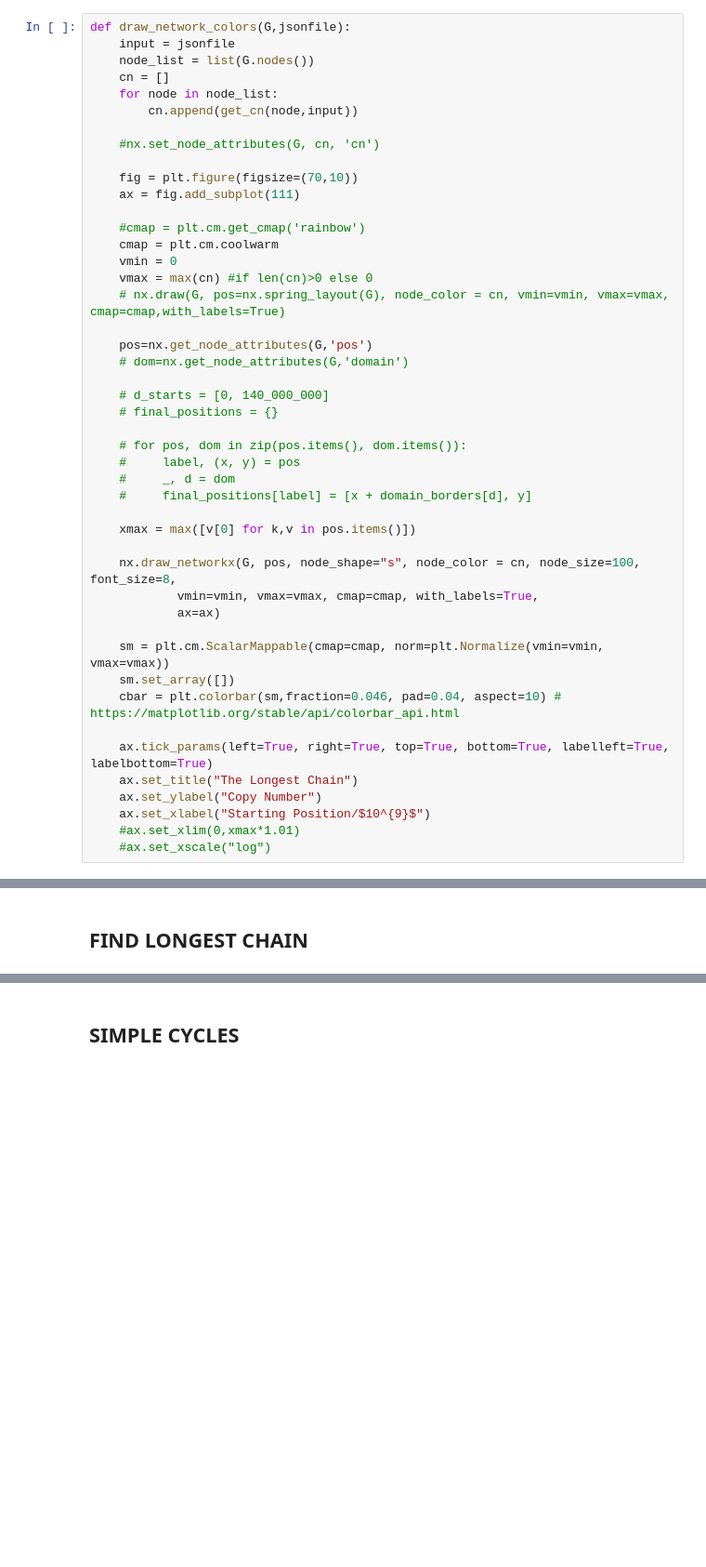
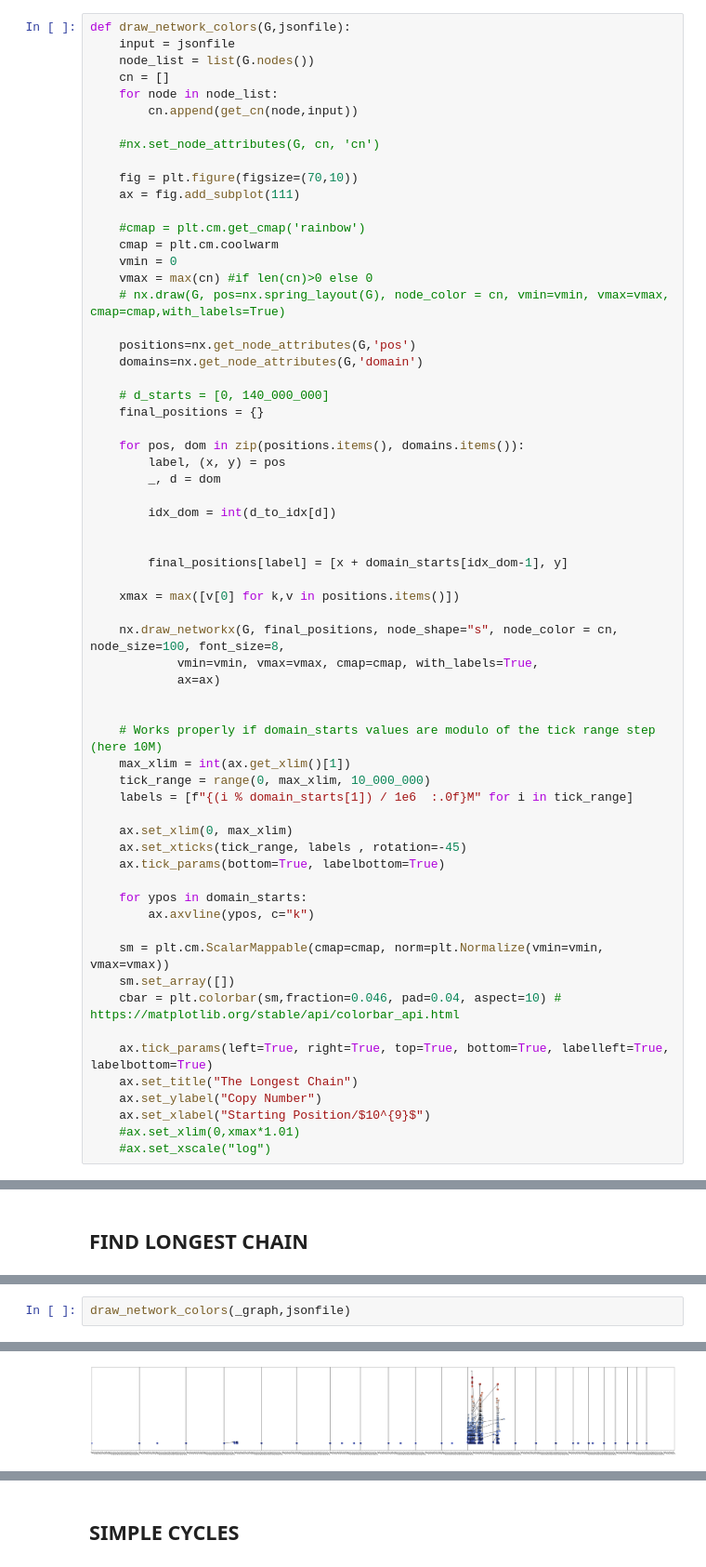
Before and after one commit to mesut-unal/SVGraphs, a Jupyter notebook: network_modular.ipynb, the cells around one changed output, grey strips where cells are left out. Shown at 93% size. Drawn from its saved outputs; the diff is of its cells as text; blank space fills up the shorter version.

```diff
--- a/network_modular.ipynb
+++ b/network_modular.ipynb
@@ -96,22 +99,39 @@ def draw_network_colors(G,jsonfile):
     vmax = max(cn) #if len(cn)>0 else 0
     # nx.draw(G, pos=nx.spring_layout(G), node_color = cn, vmin=vmin, vmax=vmax, cmap=cmap,with_labels=True)
 
-    pos=nx.get_node_attributes(G,'pos')
-    # dom=nx.get_node_attributes(G,'domain')
+    positions=nx.get_node_attributes(G,'pos')
+    domains=nx.get_node_attributes(G,'domain')
 
     # d_starts = [0, 140_000_000]
-    # final_positions = {}
+    final_positions = {}
 
-    # for pos, dom in zip(pos.items(), dom.items()):
-    #     label, (x, y) = pos
-    #     _, d = dom
-    #     final_positions[label] = [x + domain_borders[d], y]
+    for pos, dom in zip(positions.items(), domains.items()):
+        label, (x, y) = pos
+        _, d = dom
 
-    xmax = max([v[0] for k,v in pos.items()])
+        idx_dom = int(d_to_idx[d])
 
-    nx.draw_networkx(G, pos, node_shape="s", node_color = cn, node_size=100, font_size=8,
+
+        final_positions[label] = [x + domain_starts[idx_dom-1], y]
+
+    xmax = max([v[0] for k,v in positions.items()])
+
+    nx.draw_networkx(G, final_positions, node_shape="s", node_color = cn, node_size=100, font_size=8,
             vmin=vmin, vmax=vmax, cmap=cmap, with_labels=True,
             ax=ax)
+
+
+    # Works properly if domain_starts values are modulo of the tick range step (here 10M)
+    max_xlim = int(ax.get_xlim()[1])
+    tick_range = range(0, max_xlim, 10_000_000)
+    labels = [f"{(i % domain_starts[1]) / 1e6  :.0f}M" for i in tick_range]
+
+    ax.set_xlim(0, max_xlim)
+    ax.set_xticks(tick_range, labels , rotation=-45)
+    ax.tick_params(bottom=True, labelbottom=True)
+
+    for ypos in domain_starts:
+        ax.axvline(ypos, c="k")
 
     sm = plt.cm.ScalarMappable(cmap=cmap, norm=plt.Normalize(vmin=vmin, vmax=vmax))
     sm.set_array([])
@@ -509,0 +608,3 @@ nx.get_node_attributes(longest_graph, "domain")
+# %%
+draw_network_colors(_graph,jsonfile)
+# %% [output]
@@ -509,0 +612 @@ nx.get_node_attributes(longest_graph, "domain")
+[figure, added]
```
Also changed, not shown: parts of 45 cells of this notebook.
